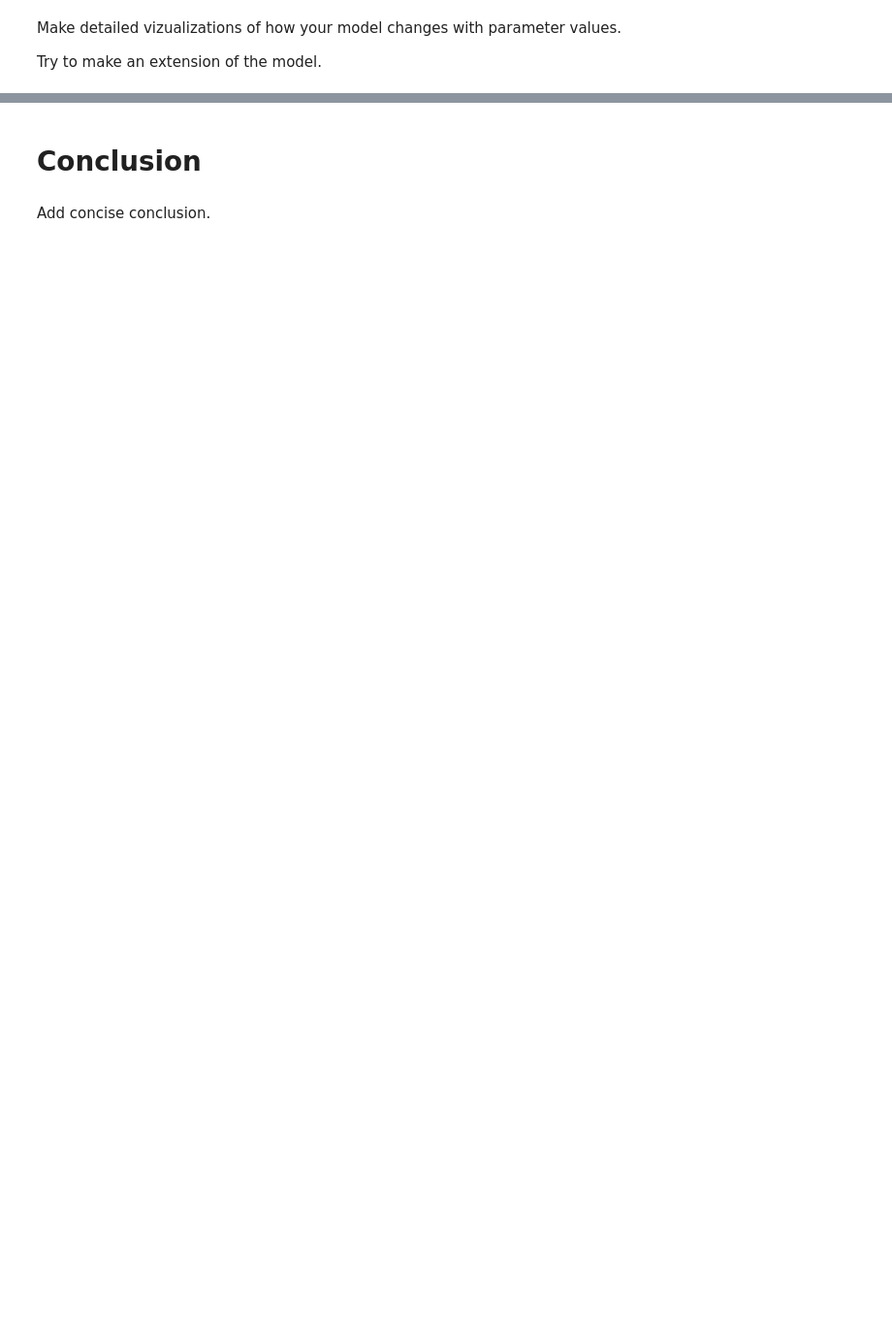
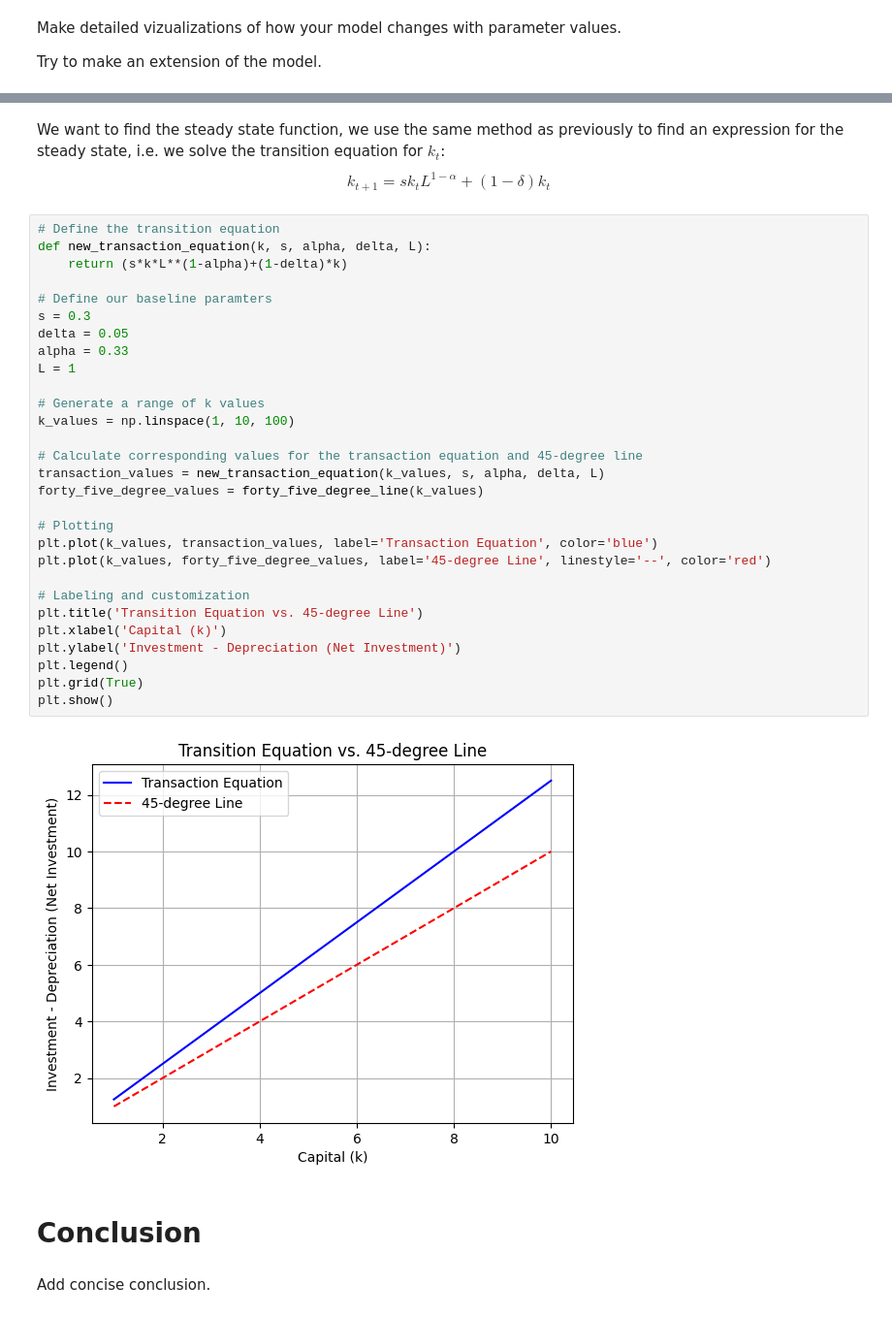
Before and after one commit to NumEconCopenhagen/projects-2024-simon-katrine, a Jupyter notebook: modelproject/modelproject.ipynb, the cells around one changed output, grey strips where cells are left out. Shown at 97% size. Drawn from its saved outputs; the diff is of its cells as text; blank space fills up the shorter version.

```diff
--- a/modelproject/modelproject.ipynb
+++ b/modelproject/modelproject.ipynb
@@ -273,3 +346,39 @@ Try to make an extension of the model.
+# %% [markdown]
+We want to find the steady state function, we use the same method as previously to find an expression for the steady state, i.e. we solve the transition equation for $k_t$:
+$$
+k_{t+1} = s k_t L^{1-\alpha}+(1-\delta)k_t
+$$
+# %%
+# Define the transition equation
+def new_transaction_equation(k, s, alpha, delta, L):
+    return (s*k*L**(1-alpha)+(1-delta)*k)
+
+# Define our baseline paramters
+s = 0.3
+delta = 0.05
+alpha = 0.33
+L = 1
+
+# Generate a range of k values
+k_values = np.linspace(1, 10, 100)
+
+# Calculate corresponding values for the transaction equation and 45-degree line
+transaction_values = new_transaction_equation(k_values, s, alpha, delta, L)
+forty_five_degree_values = forty_five_degree_line(k_values)
+
+# Plotting
+plt.plot(k_values, transaction_values, label='Transaction Equation', color='blue')
+plt.plot(k_values, forty_five_degree_values, label='45-degree Line', linestyle='--', color='red')
+
+# Labeling and customization
+plt.title('Transition Equation vs. 45-degree Line')
+plt.xlabel('Capital (k)')
+plt.ylabel('Investment - Depreciation (Net Investment)')
+plt.legend()
+plt.grid(True)
+plt.show()
+# %% [output]
+[figure, added]
 # %% [markdown]
 # Conclusion
 # %% [markdown]
```
Also changed, not shown: parts of 19 cells of this notebook.
